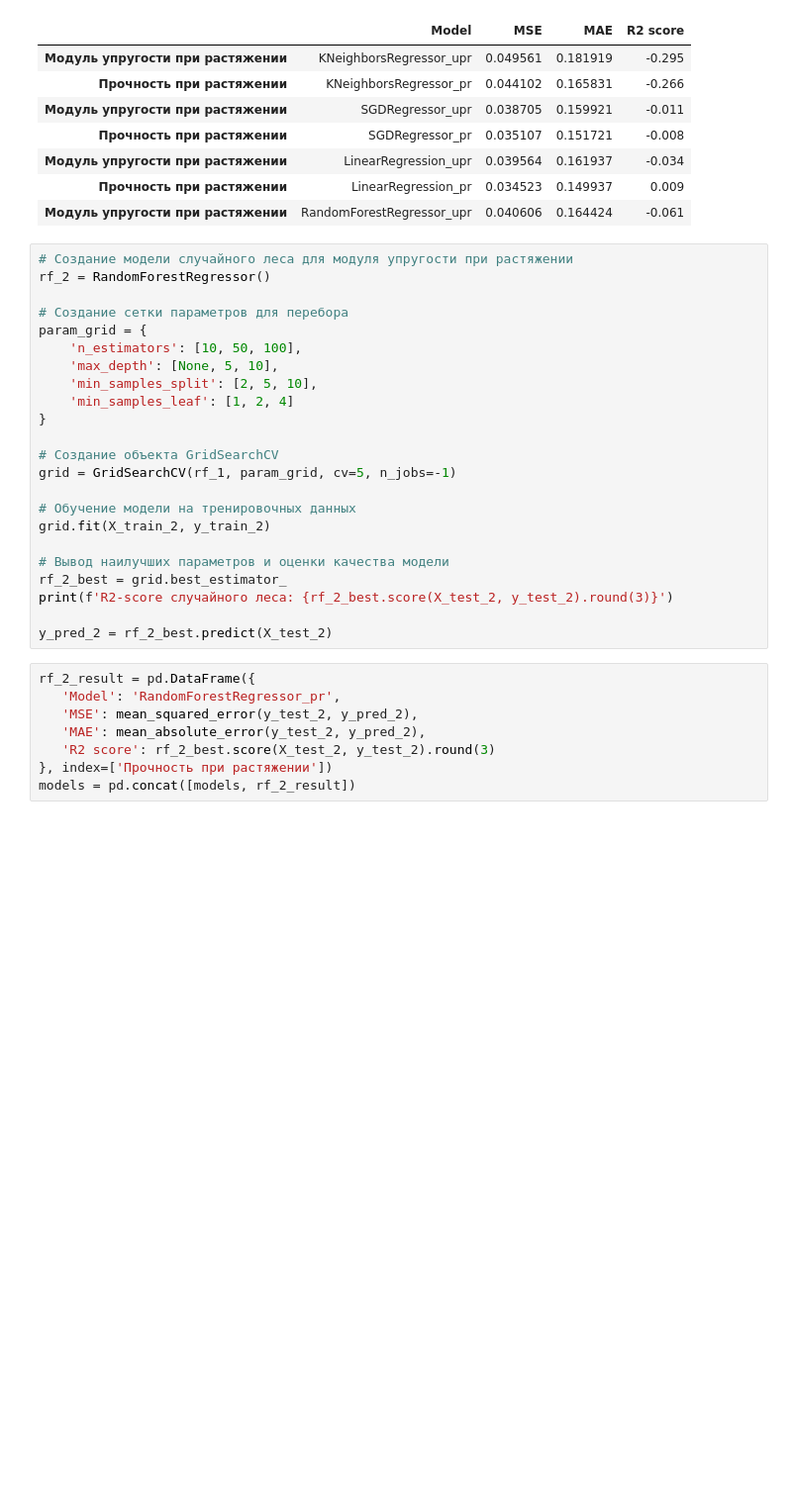
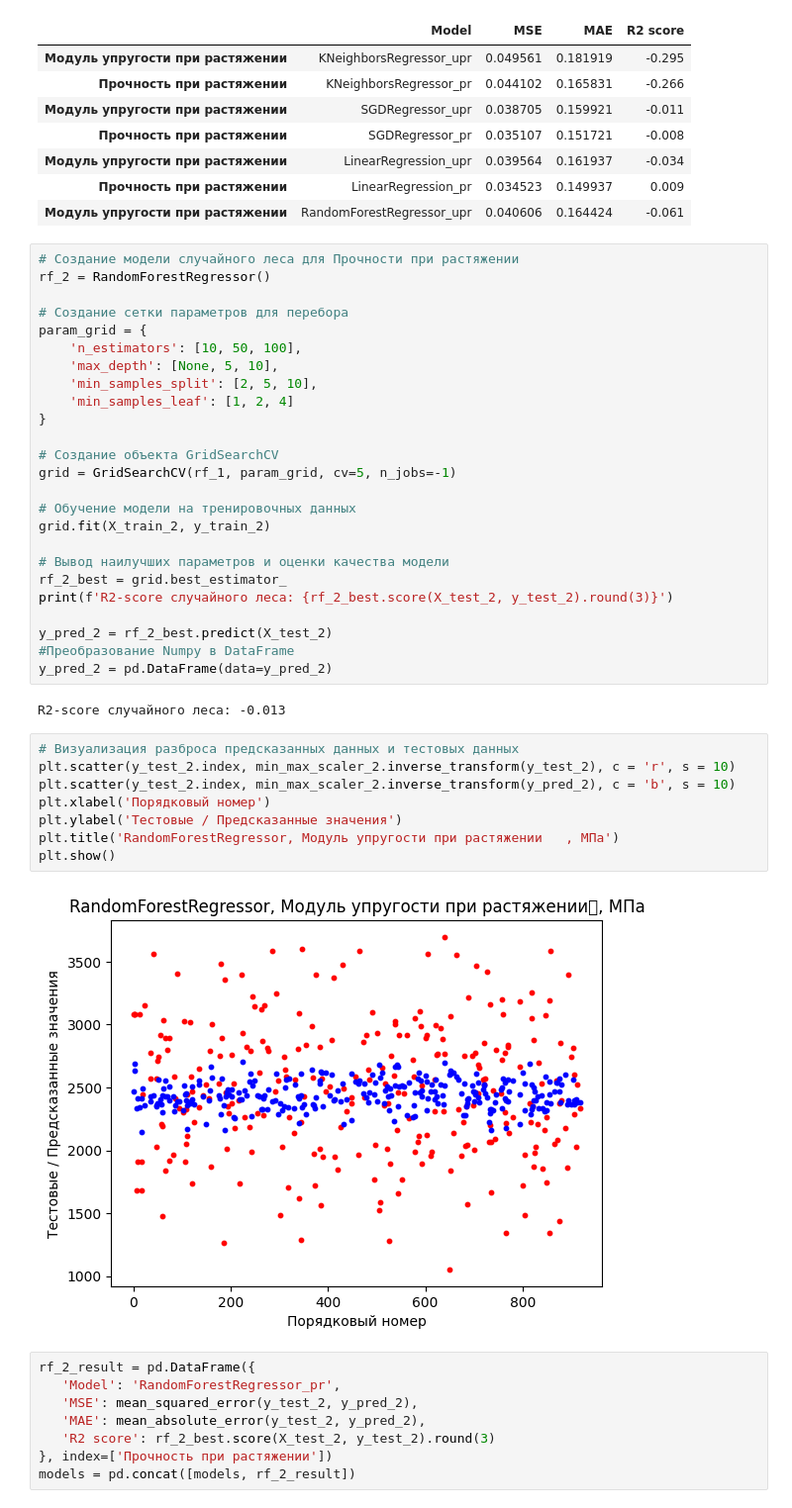
Before and after one commit to S7OV/CompoZit, a Jupyter notebook: VKR_model.ipynb, the cells around one changed output. Shown at 99% size. Saved outputs shown, nothing was run; the diff lists cells and outputs as text; blank space fills up the shorter version.

```diff
--- a/VKR_model.ipynb
+++ b/VKR_model.ipynb
@@ -384,7 +403,7 @@ models
 | Прочность при растяжении | LinearRegression_pr | 0.034523 | 0.149937 | 0.009 |
 | Модуль упругости при растяжении | RandomForestRegressor_upr | 0.040606 | 0.164424 | -0.061 |
 # %%
-# Создание модели случайного леса для модуля упругости при растяжении
+# Создание модели случайного леса для Прочности при растяжении
 rf_2 = RandomForestRegressor()
 
 # Создание сетки параметров для перебора
@@ -406,6 +425,20 @@ rf_2_best = grid.best_estimator_
 print(f'R2-score случайного леса: {rf_2_best.score(X_test_2, y_test_2).round(3)}')
 
 y_pred_2 = rf_2_best.predict(X_test_2)
+#Преобразование Numpy в DataFrame
+y_pred_2 = pd.DataFrame(data=y_pred_2)
+# %% [output]
+R2-score случайного леса: -0.013
+# %%
+# Визуализация разброса предсказанных данных и тестовых данных
+plt.scatter(y_test_2.index, min_max_scaler_2.inverse_transform(y_test_2), c = 'r', s = 10)
+plt.scatter(y_test_2.index, min_max_scaler_2.inverse_transform(y_pred_2), c = 'b', s = 10)
+plt.xlabel('Порядковый номер')
+plt.ylabel('Тестовые / Предсказанные значения')
+plt.title('RandomForestRegressor, Модуль упругости при растяжении	, МПа')
+plt.show()
+# %% [output]
+[figure, added]
 # %%
 rf_2_result = pd.DataFrame({
    'Model': 'RandomForestRegressor_pr',
```
Also changed, not shown: parts of 7 cells of this notebook.
